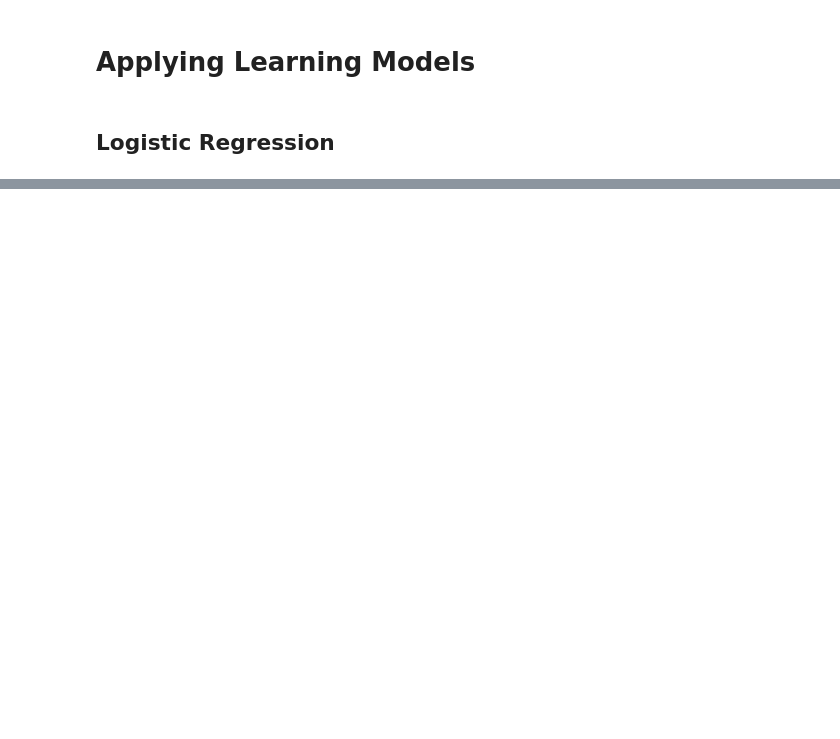
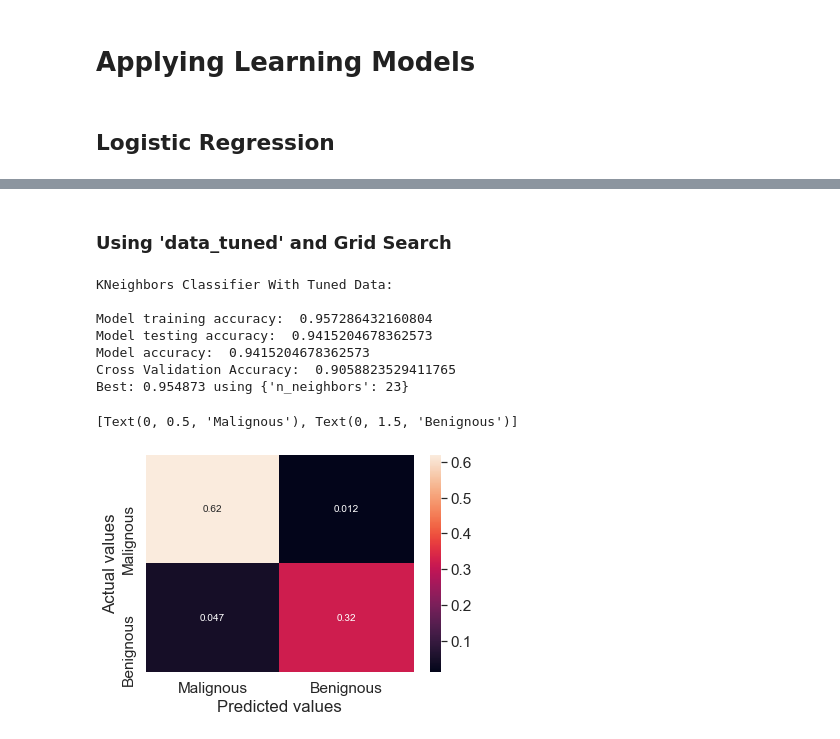
Before and after one commit to bruna-isabel/Breast-Cancer-Dataset-Analysis, a Jupyter notebook: coursework/breastcancer_predict.ipynb, the cells around one changed output, grey strips where cells are left out. Cells and saved outputs as stored; diff of their text form; code cells hidden in the pictures; blank space fills up the shorter version.

```diff
--- a/coursework/breastcancer_predict.ipynb
+++ b/coursework/breastcancer_predict.ipynb
@@ -213,0 +308,49 @@ Testing acc: 0.971
+# %% [markdown]
+### Using 'data_tuned' and Grid Search
+# %%
+features = list(data_tuned.columns)
+features.remove('diagnosis')
+#Defining variables to use for training model
+X = data_tuned[features].values
+Y = data_tuned['diagnosis'].values
+#Feature Scalling
+standard_scaler = StandardScaler()
+X_scaled = standard_scaler.fit_transform(X)
+#Defining training and testing variables
+X_train, X_test, y_train, y_test = train_test_split(X_scaled, Y, test_size=0.3, random_state=0)
+#Training the model
+model = KNeighborsClassifier(n_neighbors=5)
+#GRID SEARCH
+#Defining parameters
+knn_para = dict(n_neighbors=list(range(1,31)))
+grid_model = GridSearchCV(model, knn_para, cv=5, scoring='accuracy')
+grid_model.fit(X_train, y_train)
+y_train_pred = grid_model.predict(X_train)
+y_test_pred = grid_model.predict(X_test)
+#Confusion Matrix
+c_matrix = confusion_matrix(y_test, y_test_pred, normalize='all')
+#Cross Validation
+scores = cross_val_score(grid_model, X_test, y_test, cv=5, scoring='accuracy')
+#Printing results
+print("KNeighbors Classifier With Tuned Data:\n")
+print("Model training accuracy: ", grid_model.score(X_train, y_train))
+print("Model testing accuracy: ", grid_model.score(X_test, y_test))
+print("Model accuracy: ", accuracy_score(y_test_pred, y_test))
+print("Cross Validation Accuracy: ", (scores.mean()))
+print("Best: %f using %s" % (grid_model.best_score_, grid_model.best_params_))
+#Plot Confusion Matrix
+labels = ['Malignous', 'Benignous']
+heatmap = sns.heatmap(c_matrix, annot=True)
+heatmap.set(ylabel="Actual values", xlabel="Predicted values")
+heatmap.set_xticklabels(labels)
+heatmap.set_yticklabels(labels)
+# %% [output]
+KNeighbors Classifier With Tuned Data:
+
+Model training accuracy:  0.957286432160804
+Model testing accuracy:  0.9415204678362573
+Model accuracy:  0.9415204678362573
+Cross Validation Accuracy:  0.9058823529411765
+Best: 0.954873 using {'n_neighbors': 23}
+[Text(0, 0.5, 'Malignous'), Text(0, 1.5, 'Benignous')]
+[figure, added]
```
Also changed, not shown: parts of 20 cells of this notebook, 1 other file.
